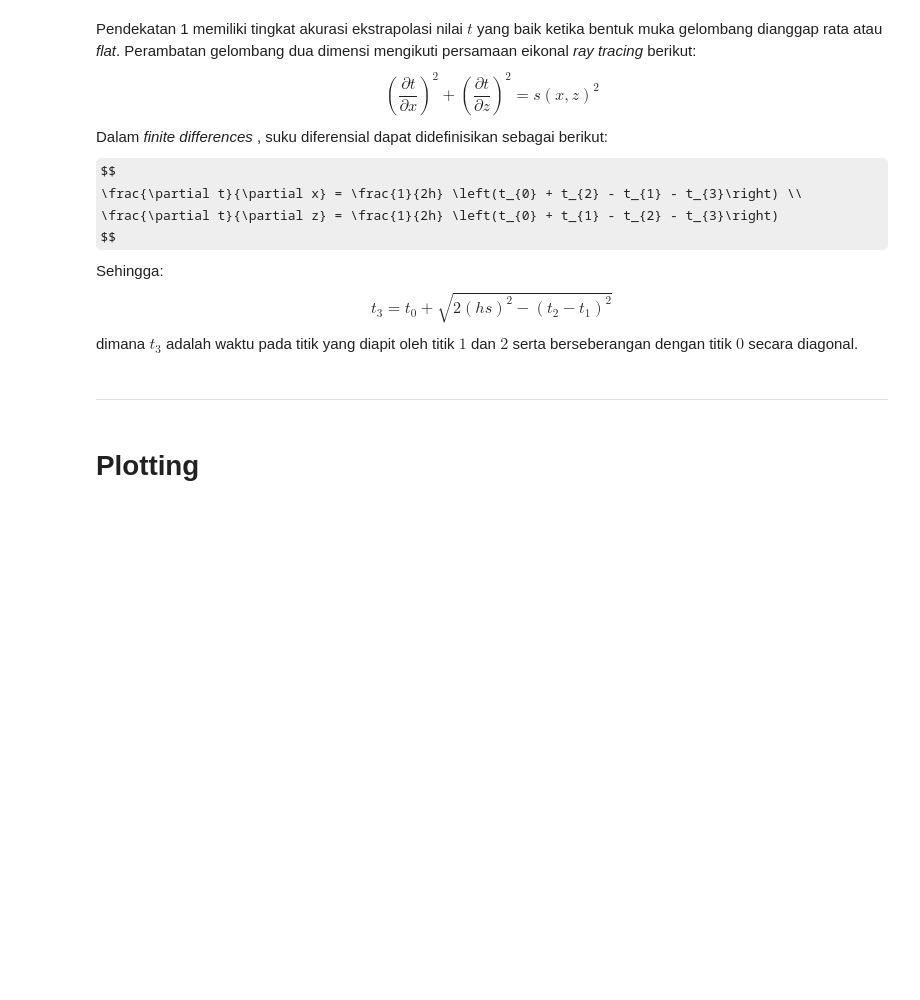
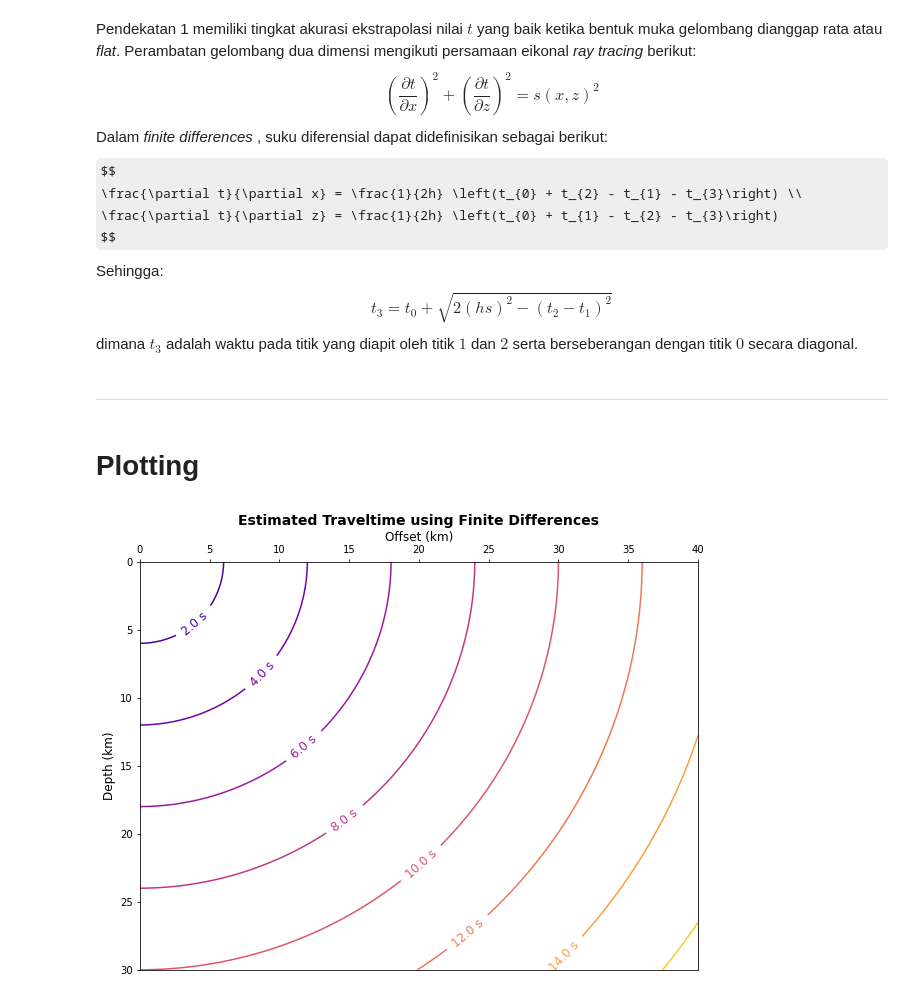
Before and after one commit to rizkyadityo/computationalseismology, a Jupyter notebook: findiff_vidale.ipynb, the cells around one changed output. Drawn from its saved outputs; the diff is of its cells as text; code cells hidden in the pictures; some formulas as TeX source; blank space fills up the shorter version.

```diff
--- a/findiff_vidale.ipynb
+++ b/findiff_vidale.ipynb
@@ -20,8 +20,8 @@ np.set_printoptions(threshold=sys.maxsize)
 # %% [markdown]
 ## Dimensi Grid
 # %%
-v = np.array([3.0, 3.0]) # km/s
-v_dz = np.array([10, 20]) # layer thickness in km
+v = np.array([3.0, 3.0]) # km/s, shallow -> deep
+v_dz = np.array([10, 20]) # layer thickness in km, shallow -> deep
 layers = len(v) # number of layers
 
 distance_x = 40 # km
@@ -33,7 +33,7 @@ grid_z = int(np.round((distance_z / h) + 1))
 grid = np.zeros([grid_z, grid_x])
 
 # source location in grid
-source = 6 # 1 = top left corner; 2 = top middle; 3 = top right corner
+source = 1 # 1 = top left corner; 2 = top middle; 3 = top right corner
 if source == 1:
     source_x = 0
     source_z = 0
@@ -154,24 +154,26 @@ for i in reversed(range(0, int(source_x))):
 # %%
 np.set_printoptions(precision = 2)
 
 fig, ax = plt.subplots()
 cs = ax.contour(x, z, t, levels = 10, cmap = 'plasma')
 
 
-ax.set_title("Traveltime (in second) Estimation using Finite Differences", fontdict = {'fontsize': 14, 'fontweight': 'bold'})
+ax.set_title("Estimated Traveltime using Finite Differences", fontdict = {'fontsize': 14, 'fontweight': 'bold'})
 ax.set_xlabel("Offset (km)", fontdict = {'fontsize': 12, 'fontweight': 'medium'})
 ax.set_ylabel("Depth (km)", fontdict = {'fontsize': 12, 'fontweight': 'medium'})
 
 ax.xaxis.tick_top()
 ax.xaxis.set_label_position('top')
 
 fgz_scale = 10 # inches
 fgz_x = (grid_x / max(grid_x, grid_z)) * fgz_scale
 fgz_z = (grid_z / max(grid_x, grid_z)) * fgz_scale
 
 fig.set_size_inches(fgz_x, fgz_z)
 plt.gca().invert_yaxis()
 
 ax.clabel(cs, inline=True, fontsize = '12', inline_spacing=5, fmt='%1.1f s')
 
 plt.show()
+# %% [output]
+[figure, added]
```
Also changed, not shown: parts of 2 cells of this notebook.
